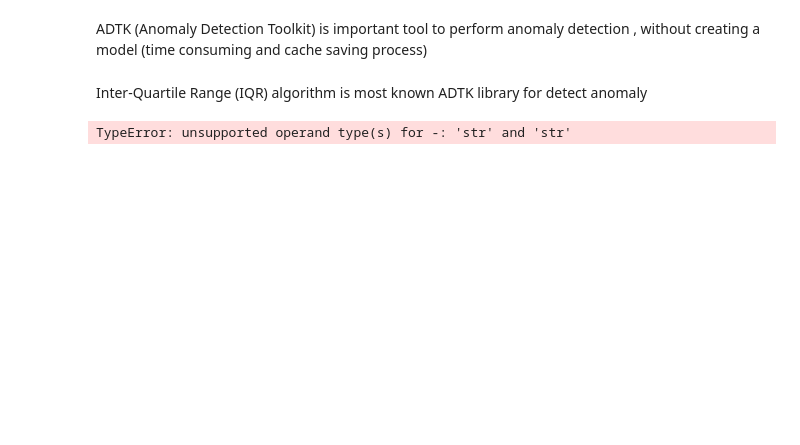
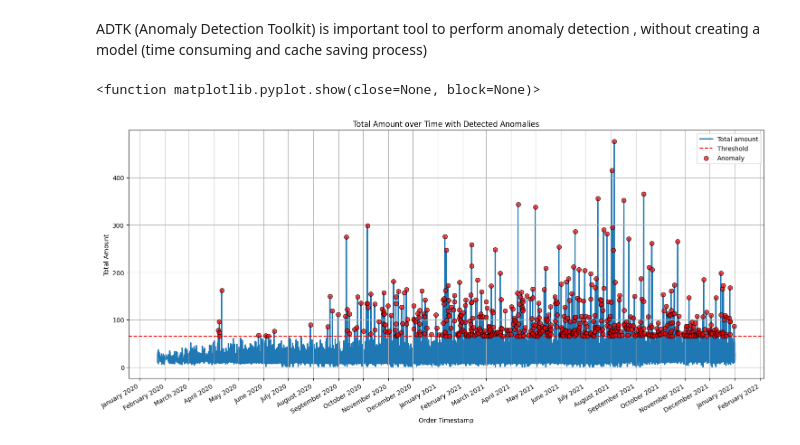
Before and after one commit to turalmsyv/data-intelligence-engineer-project, a Jupyter notebook: Data Processing & Cleaning/anomaly detection.ipynb, the cells around one changed output. Cells and saved outputs as stored; diff of their text form; code cells hidden in the pictures; blank space fills up the shorter version.

Commit message:
Anomaly detection

```diff
--- a/Data Processing & Cleaning/anomaly detection.ipynb
+++ b/Data Processing & Cleaning/anomaly detection.ipynb
@@ -15,10 +3,49 @@ df = validate_series(df)
-# %% [markdown]
-Inter-Quartile Range (IQR) algorithm is most known ADTK library for detect anomaly
-# %%
-# Create the IQR anomaly detector
-iqr_ad = InterQuartileRangeAD(c=1.5)
-
-# Detect anomalies
-anomalies = iqr_ad.fit_detect(df)
-# %% [output]
-TypeError: unsupported operand type(s) for -: 'str' and 'str'
+# %%
+import pandas as pd
+import matplotlib.pyplot as plt
+import matplotlib.dates as mdates
+
+# Assuming we have read the dataset into a DataFrame 'df'
+df = pd.read_csv(r"C:\Users\Admin\Documents\Data Intelligence Engineer project\Task Files\cleaned-dataset.csv")
+
+# Convert the 'Order Timestamp' column to datetime if it's not already
+df['Order Timestamp'] = pd.to_datetime(df['Order Timestamp'])
+
+# Sort the DataFrame based on 'Order Timestamp' to ensure it's in chronological order
+df.sort_values('Order Timestamp', inplace=True)
+
+# Set 'Order Timestamp' as the index
+df.set_index('Order Timestamp', inplace=True)
+
+# Define a threshold for anomaly detection
+threshold_value = 65
+
+# Create a new column to identify anomalies
+df['Anomaly'] = df['Total amount'] > threshold_value
+
+plt.figure(figsize=(15, 7))
+
+# Plot 'Total amount'
+plt.plot(df.index, df['Total amount'], label='Total amount', linewidth=2, zorder=1)  # Set zorder to bring it to the front
+
+# Draw a horizontal line for the threshold
+plt.axhline(y=threshold_value, color='r', linestyle='--', label='Threshold', zorder=2)  # Set zorder to bring it to the front
+
+# Highlight anomalies with larger, less transparent red dots
+plt.scatter(df.index[df['Anomaly']], df['Total amount'][df['Anomaly']],
+            color='red', label='Anomaly', s=50, alpha=0.7, edgecolor='black', zorder=3)  # Set zorder to bring it to the front
+
+# Formatting the plot
+plt.gca().xaxis.set_major_locator(mdates.MonthLocator())
+plt.gca().xaxis.set_major_formatter(mdates.DateFormatter('%B %Y'))
+plt.gcf().autofmt_xdate()
+plt.xlabel('Order Timestamp')
+plt.ylabel('Total Amount')
+plt.title('Total Amount over Time with Detected Anomalies')
+plt.legend()
+plt.grid(True)
+plt.tight_layout()
+plt.show
+# %% [output]
+<function matplotlib.pyplot.show(close=None, block=None)>
+[figure, added]
```
Also changed, not shown: parts of 3 cells of this notebook.
